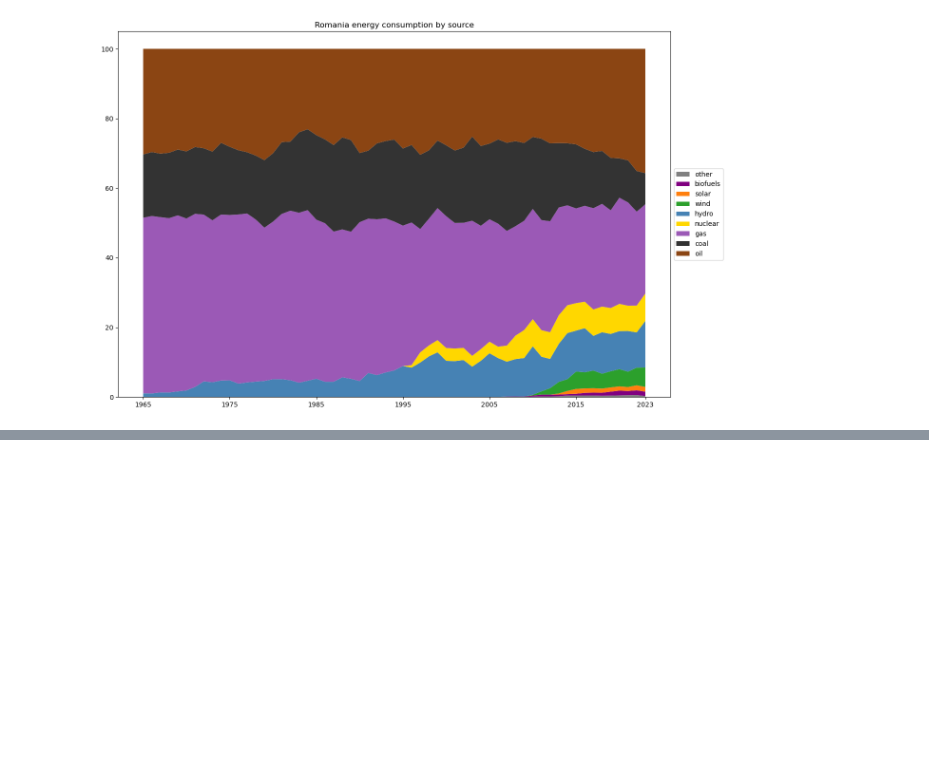
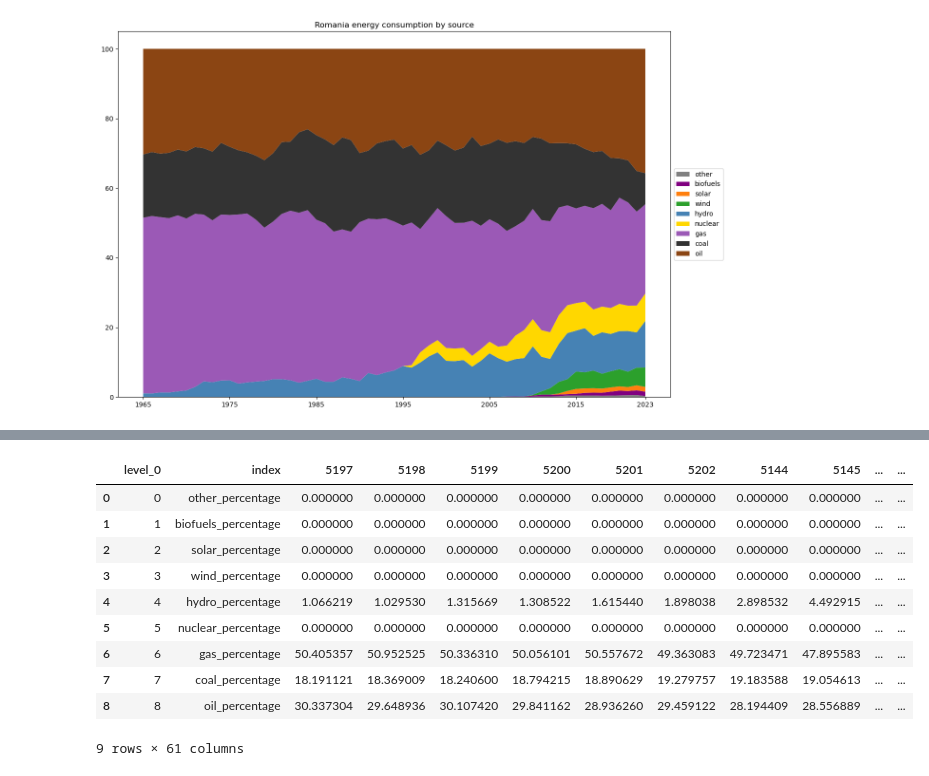
Before and after one commit to catalin-festeu/Power-Consumption-Breakdown-Analysis, a Jupyter notebook: energy_initial_test.ipynb, the cells around one changed output, grey strips where cells are left out. Saved outputs shown, nothing was run; the diff lists cells and outputs as text; code cells hidden in the pictures; blank space fills up the shorter version.

```diff
--- a/energy_initial_test.ipynb
+++ b/energy_initial_test.ipynb
@@ -102,0 +125,14 @@ plt.show()
+# %%
+y_data.reset_index()
+# %% [output]
+|  | level_0 | index | 5197 | 5198 | 5199 | 5200 | 5201 | 5202 | 5144 | 5145 | ... | ... |
+| 0 | 0 | other_percentage | 0.000000 | 0.000000 | 0.000000 | 0.000000 | 0.000000 | 0.000000 | 0.000000 | 0.000000 | ... | ... |
+| 1 | 1 | biofuels_percentage | 0.000000 | 0.000000 | 0.000000 | 0.000000 | 0.000000 | 0.000000 | 0.000000 | 0.000000 | ... | ... |
+| 2 | 2 | solar_percentage | 0.000000 | 0.000000 | 0.000000 | 0.000000 | 0.000000 | 0.000000 | 0.000000 | 0.000000 | ... | ... |
+| 3 | 3 | wind_percentage | 0.000000 | 0.000000 | 0.000000 | 0.000000 | 0.000000 | 0.000000 | 0.000000 | 0.000000 | ... | ... |
+| 4 | 4 | hydro_percentage | 1.066219 | 1.029530 | 1.315669 | 1.308522 | 1.615440 | 1.898038 | 2.898532 | 4.492915 | ... | ... |
+| 5 | 5 | nuclear_percentage | 0.000000 | 0.000000 | 0.000000 | 0.000000 | 0.000000 | 0.000000 | 0.000000 | 0.000000 | ... | ... |
+| 6 | 6 | gas_percentage | 50.405357 | 50.952525 | 50.336310 | 50.056101 | 50.557672 | 49.363083 | 49.723471 | 47.895583 | ... | ... |
+| 7 | 7 | coal_percentage | 18.191121 | 18.369009 | 18.240600 | 18.794215 | 18.890629 | 19.279757 | 19.183588 | 19.054613 | ... | ... |
+| 8 | 8 | oil_percentage | 30.337304 | 29.648936 | 30.107420 | 29.841162 | 28.936260 | 29.459122 | 28.194409 | 28.556889 | ... | ... |
+9 rows × 61 columns
```
Also changed, not shown: parts of 9 cells of this notebook.
